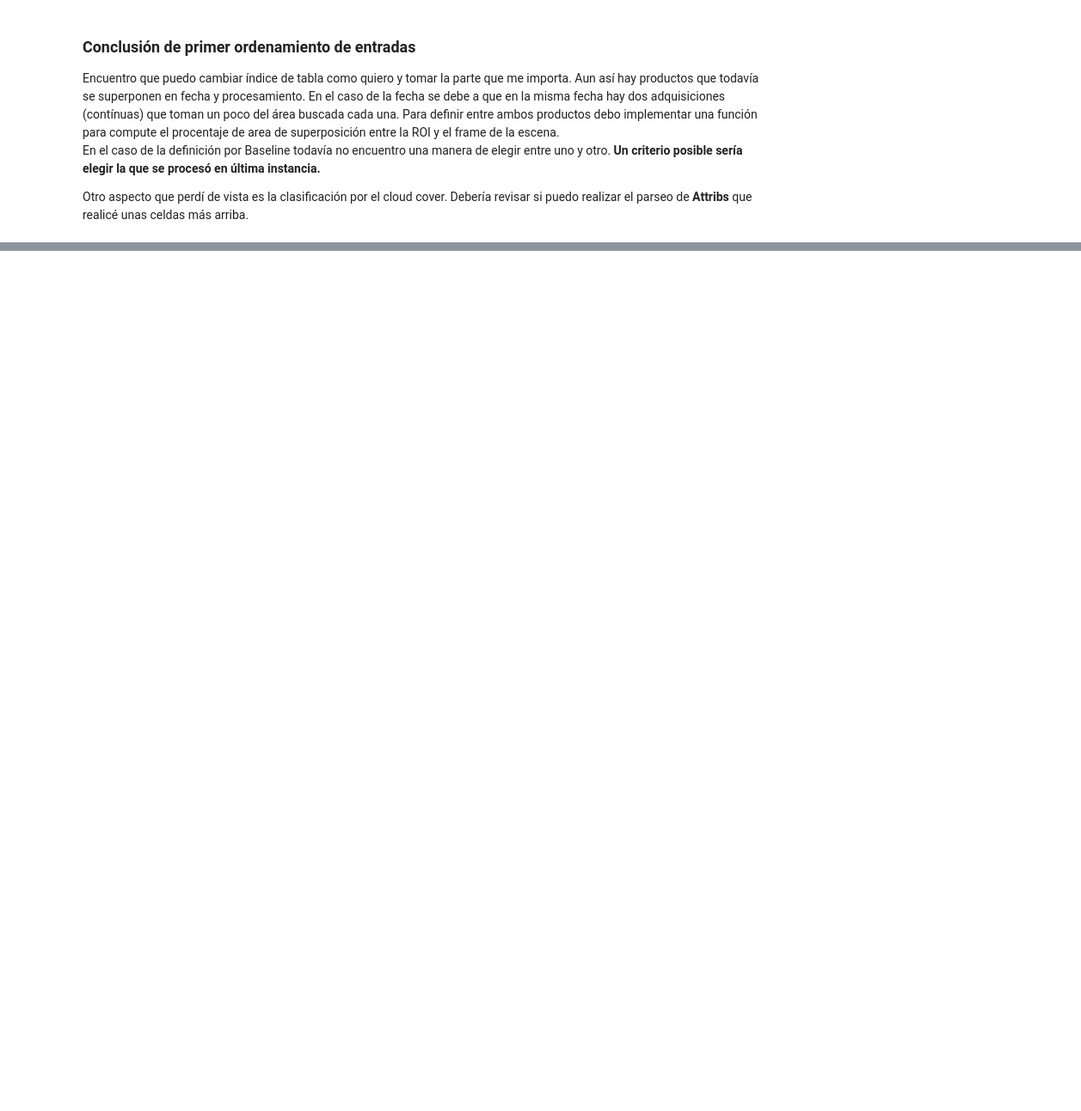
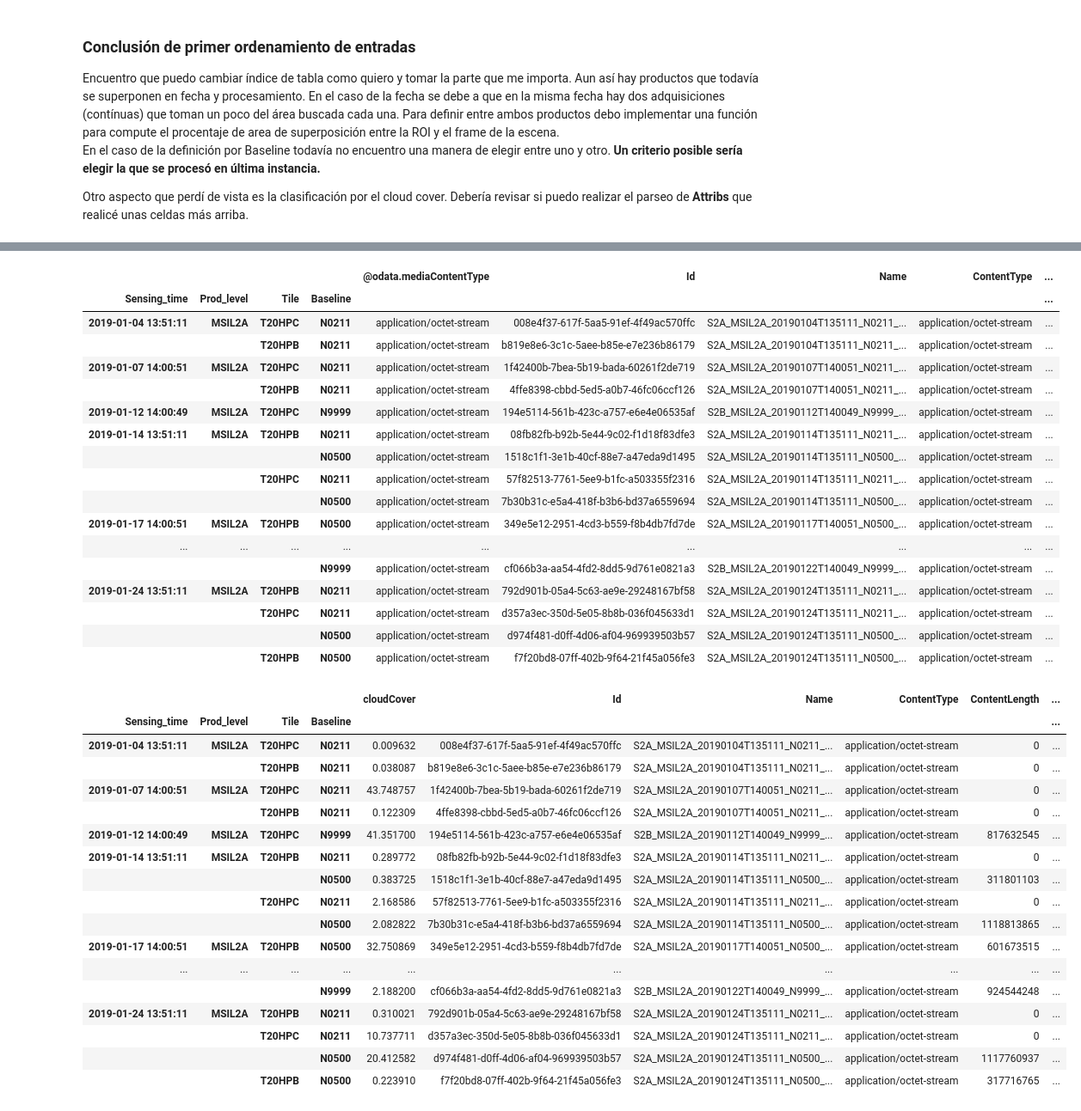
Before and after one commit to gvdiaz/NDVI_S2_gauge, a Jupyter notebook: Scripts/Nube_funciones.ipynb, the cells around one changed output, grey strips where cells are left out. Shown at 86% size. Saved outputs shown, nothing was run; the diff lists cells and outputs as text; code cells hidden in the pictures; blank space fills up the shorter version.

Commit message:
Cambio de orden de columnas para que 'cloudeCover' aparezca como la primer columna. Resta implementar porcentaje de área de superposición ROI/Frame S-2 y logging.

```diff
--- a/Scripts/Nube_funciones.ipynb
+++ b/Scripts/Nube_funciones.ipynb
@@ -605,3 +604,49 @@ See the caveats in the documentation: https://pandas.pydata.org/pandas-docs/stab
 |  |  | T20HPC | N0211 | application/octet-stream | d357a3ec-350d-5e05-8b8b-036f045633d1 | S2A_MSIL2A_20190124T135111_N0211_... | application/octet-stream | ... |
 |  |  |  | N0500 | application/octet-stream | d974f481-d0ff-4d06-af04-969939503b57 | S2A_MSIL2A_20190124T135111_N0500_... | application/octet-stream | ... |
 |  |  | T20HPB | N0500 | application/octet-stream | f7f20bd8-07ff-402b-9f64-21f45a056fe3 | S2A_MSIL2A_20190124T135111_N0500_... | application/octet-stream | ... |
+# %%
+# Cambio orden de columnas para que aparezca cloudCover como la primer columna
+col_list = (list(dfWatts_Sidx_Fd.columns))
+
+aux_value = col_list[-1]
+col_list[-1] = col_list[0]
+col_list[0] = aux_value
+
+display(dfWatts_Sidx_Fd[col_list])
+# %% [output]
+|  |  |  |  | @odata.mediaContentType | Id | Name | ContentType | ... |
+| Sensing_time | Prod_level | Tile | Baseline |  |  |  |  | ... |
+| 2019-01-04 13:51:11 | MSIL2A | T20HPC | N0211 | application/octet-stream | 008e4f37-617f-5aa5-91ef-4f49ac570ffc | S2A_MSIL2A_20190104T135111_N0211_... | application/octet-stream | ... |
+|  |  | T20HPB | N0211 | application/octet-stream | b819e8e6-3c1c-5aee-b85e-e7e236b86179 | S2A_MSIL2A_20190104T135111_N0211_... | application/octet-stream | ... |
+| 2019-01-07 14:00:51 | MSIL2A | T20HPC | N0211 | application/octet-stream | 1f42400b-7bea-5b19-bada-60261f2de719 | S2A_MSIL2A_20190107T140051_N0211_... | application/octet-stream | ... |
+|  |  | T20HPB | N0211 | application/octet-stream | 4ffe8398-cbbd-5ed5-a0b7-46fc06ccf126 | S2A_MSIL2A_20190107T140051_N0211_... | application/octet-stream | ... |
+| 2019-01-12 14:00:49 | MSIL2A | T20HPC | N9999 | application/octet-stream | 194e5114-561b-423c-a757-e6e4e06535af | S2B_MSIL2A_20190112T140049_N9999_... | application/octet-stream | ... |
+| 2019-01-14 13:51:11 | MSIL2A | T20HPB | N0211 | application/octet-stream | 08fb82fb-b92b-5e44-9c02-f1d18f83dfe3 | S2A_MSIL2A_20190114T135111_N0211_... | application/octet-stream | ... |
+|  |  |  | N0500 | application/octet-stream | 1518c1f1-3e1b-40cf-88e7-a47eda9d1495 | S2A_MSIL2A_20190114T135111_N0500_... | application/octet-stream | ... |
+|  |  | T20HPC | N0211 | application/octet-stream | 57f82513-7761-5ee9-b1fc-a503355f2316 | S2A_MSIL2A_20190114T135111_N0211_... | application/octet-stream | ... |
+|  |  |  | N0500 | application/octet-stream | 7b30b31c-e5a4-418f-b3b6-bd37a6559694 | S2A_MSIL2A_20190114T135111_N0500_... | application/octet-stream | ... |
+| 2019-01-17 14:00:51 | MSIL2A | T20HPB | N0500 | application/octet-stream | 349e5e12-2951-4cd3-b559-f8b4db7fd7de | S2A_MSIL2A_20190117T140051_N0500_... | application/octet-stream | ... |
+| ... | ... | ... | ... | ... | ... | ... | ... | ... |
+|  |  |  | N9999 | application/octet-stream | cf066b3a-aa54-4fd2-8dd5-9d761e0821a3 | S2B_MSIL2A_20190122T140049_N9999_... | application/octet-stream | ... |
+| 2019-01-24 13:51:11 | MSIL2A | T20HPB | N0211 | application/octet-stream | 792d901b-05a4-5c63-ae9e-29248167bf58 | S2A_MSIL2A_20190124T135111_N0211_... | application/octet-stream | ... |
+|  |  | T20HPC | N0211 | application/octet-stream | d357a3ec-350d-5e05-8b8b-036f045633d1 | S2A_MSIL2A_20190124T135111_N0211_... | application/octet-stream | ... |
+|  |  |  | N0500 | application/octet-stream | d974f481-d0ff-4d06-af04-969939503b57 | S2A_MSIL2A_20190124T135111_N0500_... | application/octet-stream | ... |
+|  |  | T20HPB | N0500 | application/octet-stream | f7f20bd8-07ff-402b-9f64-21f45a056fe3 | S2A_MSIL2A_20190124T135111_N0500_... | application/octet-stream | ... |
+|  |  |  |  | cloudCover | Id | Name | ContentType | ContentLength | ... |
+| Sensing_time | Prod_level | Tile | Baseline |  |  |  |  |  | ... |
+| 2019-01-04 13:51:11 | MSIL2A | T20HPC | N0211 | 0.009632 | 008e4f37-617f-5aa5-91ef-4f49ac570ffc | S2A_MSIL2A_20190104T135111_N0211_... | application/octet-stream | 0 | ... |
+|  |  | T20HPB | N0211 | 0.038087 | b819e8e6-3c1c-5aee-b85e-e7e236b86179 | S2A_MSIL2A_20190104T135111_N0211_... | application/octet-stream | 0 | ... |
+| 2019-01-07 14:00:51 | MSIL2A | T20HPC | N0211 | 43.748757 | 1f42400b-7bea-5b19-bada-60261f2de719 | S2A_MSIL2A_20190107T140051_N0211_... | application/octet-stream | 0 | ... |
+|  |  | T20HPB | N0211 | 0.122309 | 4ffe8398-cbbd-5ed5-a0b7-46fc06ccf126 | S2A_MSIL2A_20190107T140051_N0211_... | application/octet-stream | 0 | ... |
+| 2019-01-12 14:00:49 | MSIL2A | T20HPC | N9999 | 41.351700 | 194e5114-561b-423c-a757-e6e4e06535af | S2B_MSIL2A_20190112T140049_N9999_... | application/octet-stream | 817632545 | ... |
+| 2019-01-14 13:51:11 | MSIL2A | T20HPB | N0211 | 0.289772 | 08fb82fb-b92b-5e44-9c02-f1d18f83dfe3 | S2A_MSIL2A_20190114T135111_N0211_... | application/octet-stream | 0 | ... |
+|  |  |  | N0500 | 0.383725 | 1518c1f1-3e1b-40cf-88e7-a47eda9d1495 | S2A_MSIL2A_20190114T135111_N0500_... | application/octet-stream | 311801103 | ... |
+|  |  | T20HPC | N0211 | 2.168586 | 57f82513-7761-5ee9-b1fc-a503355f2316 | S2A_MSIL2A_20190114T135111_N0211_... | application/octet-stream | 0 | ... |
+|  |  |  | N0500 | 2.082822 | 7b30b31c-e5a4-418f-b3b6-bd37a6559694 | S2A_MSIL2A_20190114T135111_N0500_... | application/octet-stream | 1118813865 | ... |
+| 2019-01-17 14:00:51 | MSIL2A | T20HPB | N0500 | 32.750869 | 349e5e12-2951-4cd3-b559-f8b4db7fd7de | S2A_MSIL2A_20190117T140051_N0500_... | application/octet-stream | 601673515 | ... |
+| ... | ... | ... | ... | ... | ... | ... | ... | ... | ... |
+|  |  |  | N9999 | 2.188200 | cf066b3a-aa54-4fd2-8dd5-9d761e0821a3 | S2B_MSIL2A_20190122T140049_N9999_... | application/octet-stream | 924544248 | ... |
+| 2019-01-24 13:51:11 | MSIL2A | T20HPB | N0211 | 0.310021 | 792d901b-05a4-5c63-ae9e-29248167bf58 | S2A_MSIL2A_20190124T135111_N0211_... | application/octet-stream | 0 | ... |
+|  |  | T20HPC | N0211 | 10.737711 | d357a3ec-350d-5e05-8b8b-036f045633d1 | S2A_MSIL2A_20190124T135111_N0211_... | application/octet-stream | 0 | ... |
+|  |  |  | N0500 | 20.412582 | d974f481-d0ff-4d06-af04-969939503b57 | S2A_MSIL2A_20190124T135111_N0500_... | application/octet-stream | 1117760937 | ... |
+|  |  | T20HPB | N0500 | 0.223910 | f7f20bd8-07ff-402b-9f64-21f45a056fe3 | S2A_MSIL2A_20190124T135111_N0500_... | application/octet-stream | 317716765 | ... |
```
Also changed, not shown: parts of 4 cells of this notebook.
